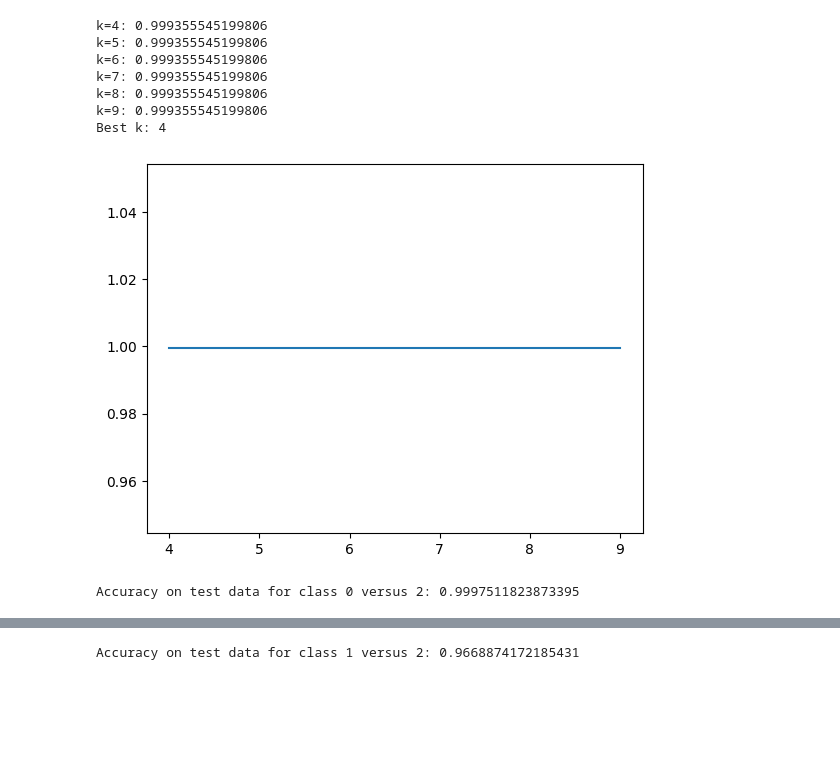
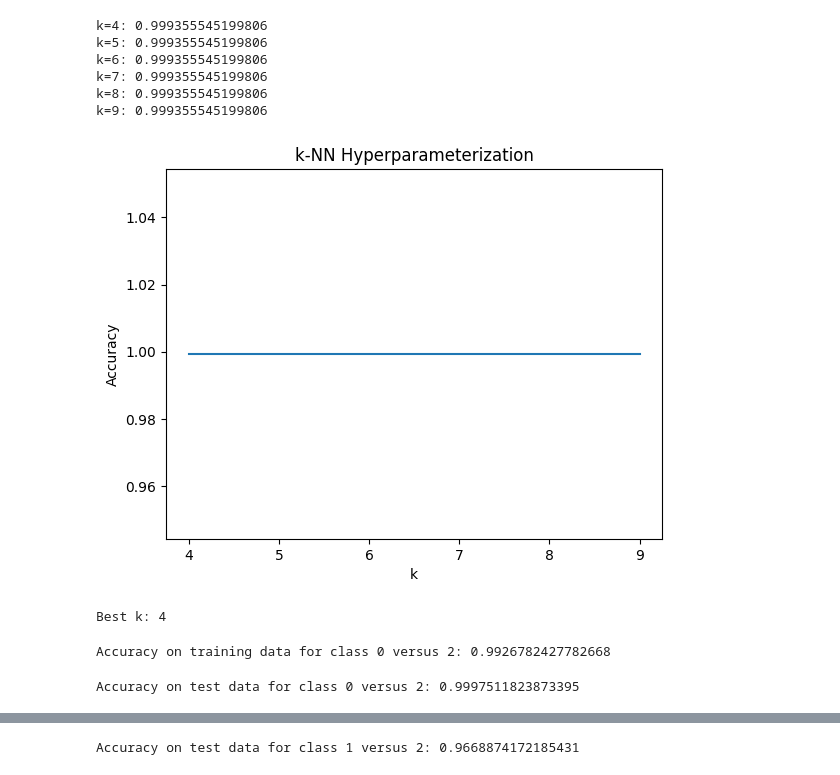
Before and after one commit to boncui/514-PA2, a Jupyter notebook: KNN.ipynb, the cells around one changed output, grey strips where cells are left out. Saved outputs shown, nothing was run; the diff lists cells and outputs as text; code cells hidden in the pictures; blank space fills up the shorter version.

```diff
--- a/KNN.ipynb
+++ b/KNN.ipynb
@@ -107,36 +117,45 @@ Accuracy on test data for class 0 versus 1: 0.9926842076308695
 # %%
 # perform 5-fold cross validation on the training dataset on the binary classification problem of class 0 versus 2
 k_values = range(4, 10)
 cross_val_scores = []
 training_data_x = training_data_preprocessed_02.drop('Class', axis=1)
 for k in k_values:
     knn_hyperparameterization = KNeighborsClassifier(n_neighbors=k)
     scores = cross_val_score(knn_hyperparameterization, training_data_x, training_data_preprocessed_02['Class'], cv=5, scoring='accuracy')
     cross_val_scores.append(scores.mean())
 
 for i in range(len(k_values)):
     print(f'k={k_values[i]}: {cross_val_scores[i]}')
 
 plt.plot(k_values, cross_val_scores)
+plt.xlabel('k')
+plt.ylabel('Accuracy')
+plt.title('k-NN Hyperparameterization')
+plt.show()
 print(f'Best k: {k_values[np.argmax(cross_val_scores)]}')
 # %% [output]
 k=4: 0.999355545199806
 k=5: 0.999355545199806
 k=6: 0.999355545199806
 k=7: 0.999355545199806
 k=8: 0.999355545199806
 k=9: 0.999355545199806
-Best k: 4
-[figure, old version]
+[figure, new version]
+Best k: 4
 # %%
 # train the model on the training dataset with the best k value and evaluate it on the test dataset
 best_k = k_values[np.argmax(cross_val_scores)]
 knn = KNeighborsClassifier(n_neighbors=best_k)
 knn.fit(training_data_preprocessed_02.drop('Class', axis=1), training_data_preprocessed_02['Class'])
-knn_score = knn.score(testing_data_preprocessed_02.drop('Class', axis=1), testing_data_preprocessed_02['Class'])
-print(f'Accuracy on test data for class 0 versus 2: {knn_score}')
+knn_score = knn.score(training_data_preprocessed_02.drop('Class', axis=1), training_data_preprocessed_02['Class'])
+print(f'Accuracy on training data for class 0 versus 2: {knn_score}')
 # %% [output]
-Accuracy on test data for class 0 versus 2: 0.9997511823873395
+Accuracy on training data for class 0 versus 2: 0.9926782427782668
+# %%
+knn_score = knn.score(testing_data_preprocessed_02.drop('Class', axis=1), testing_data_preprocessed_02['Class'])
+print(f'Accuracy on test data for class 0 versus 2: {knn_score}')
+# %% [output]
+Accuracy on test data for class 0 versus 2: 0.9997511823873395
 # %%
 # perform 5-fold cross validation on the training dataset on the binary classification problem of class 1 versus 2
 k_values = range(4, 10)
```
Also changed, not shown: parts of 6 cells of this notebook, 1 other file.
